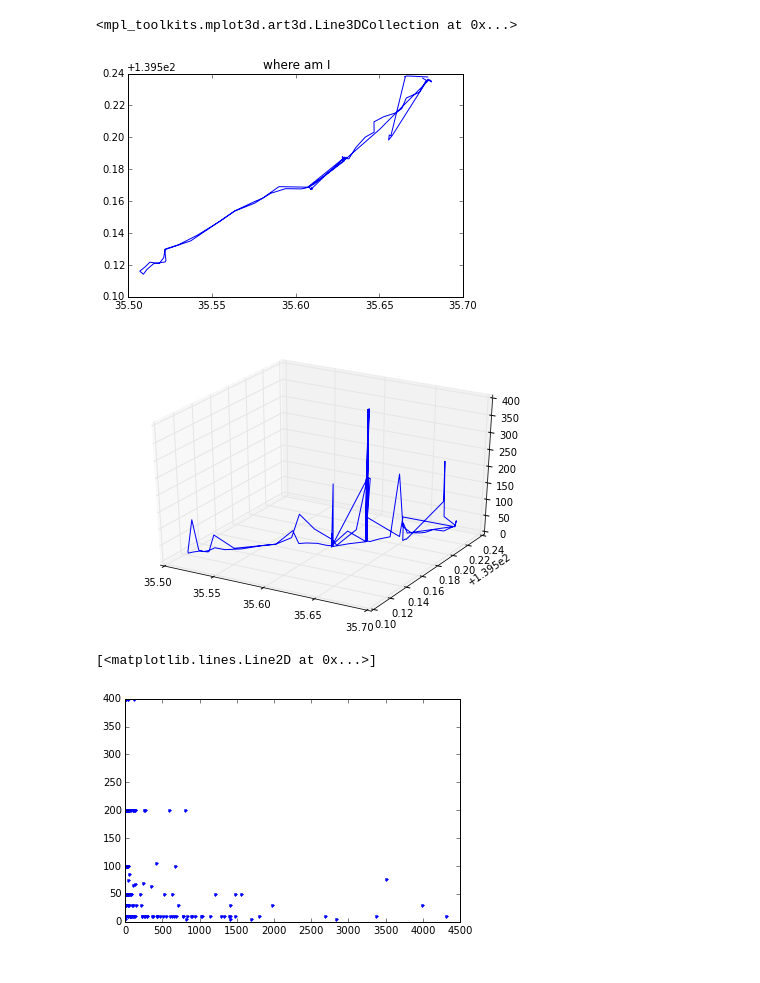
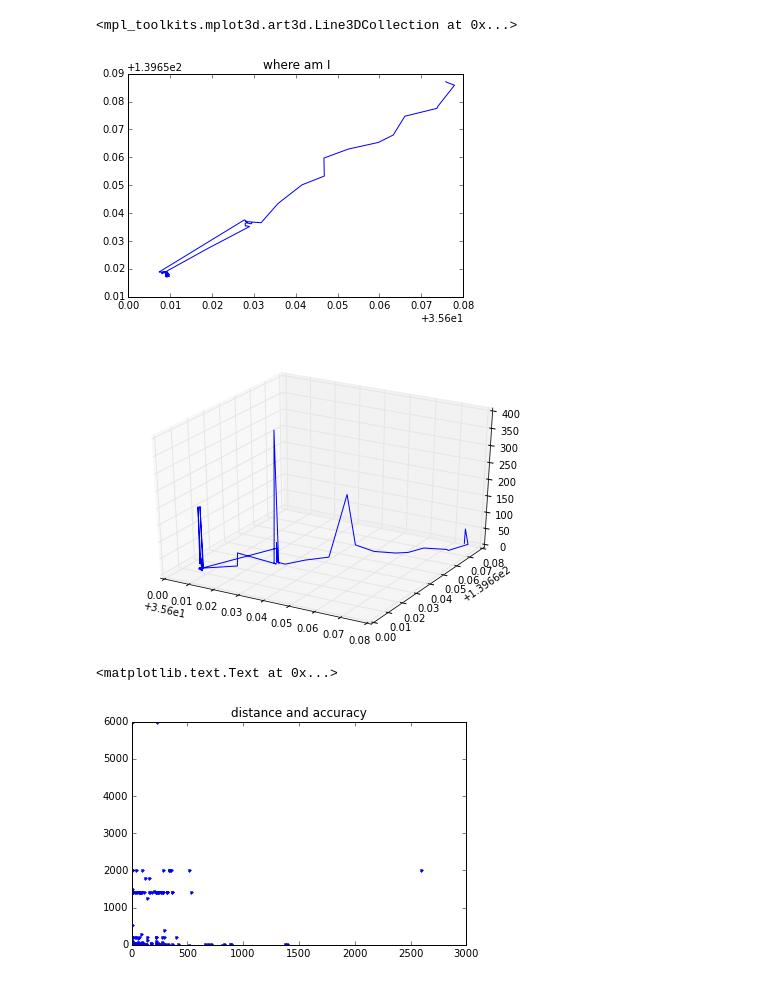
Before and after one commit to kulpa/GPS_stop_check, a Jupyter notebook: stop_check.ipynb, the cells around one changed output. Cells and saved outputs as stored; diff of their text form; code cells hidden in the pictures.

```diff
--- a/stop_check.ipynb
+++ b/stop_check.ipynb
@@ -11,14 +11,14 @@ import csv
 min_distance = 0#停止判定する閾値
 max_accuracy = 0
 
-input_file = open('route.csv', 'r')
-output_file = open('route_modified.csv','w')
+input_file = open('1213route.csv', 'r')
+output_file = open('1213route_modified.csv','w')
 
 csvWriter = csv.writer(output_file)
 before_latitude = 0#一つ前の緯度
 before_longtitude = 0#一つ前の経度
 
-min_distance = 200
+min_distance = 100
 max_accuracy = 500
 
 def distance_check(min_distance,line):#min_distanceよりでかければtrue
@@ -47,37 +47,37 @@ output_file.close()
 # %%
 #!/usr/bin/env python
 
-f = open('route_modified.csv', 'r')
+f = open('1213route_modified.csv', 'r')
 time = []
 latitude = []#緯度
 longtitude = []#経度
 gpstype = []
 accuracy = []
 
 for line in f:
     time.append(line.split(",")[0])
     latitude.append(float(line.split(",")[1]))
     longtitude.append(float(line.split(",")[2]))
     gpstype.append(line.split(",")[3])
     accuracy.append(float(line.split(",")[4]))
 
 f.close()
 
 x = latitude
 y = longtitude
 plt.title('where am I')
 plt.plot(x,y)
 
 x = latitude
 y = longtitude
 z = accuracy
 fig = plt.figure()
 ax = Axes3D(fig)
 ax.plot_wireframe(x,y,z)
 # %% [output]
 <mpl_toolkits.mplot3d.art3d.Line3DCollection at 0x...>
-[figure, old version]
+[figure, new version]
-[figure, old version]
+[figure, new version]
 # %%
 distance = []#二分間の移動距離(m)
 distance.append(0)
@@ -88,9 +88,10 @@ for num in range(1,len(time)):
 x = distance
 y = accuracy
 plt.plot(x,y,".")
+plt.title('distance and accuracy')
 # %% [output]
-[<matplotlib.lines.Line2D at 0x...>]
+<matplotlib.text.Text at 0x...>
-[figure, old version]
+[figure, new version]
 # %%
 #!/usr/bin/env python
 
```
Also changed, not shown: parts of 3 cells of this notebook.
